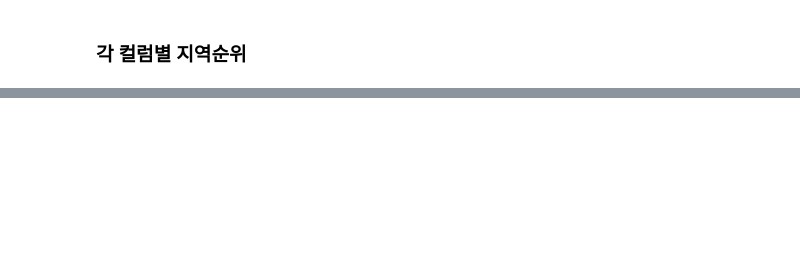
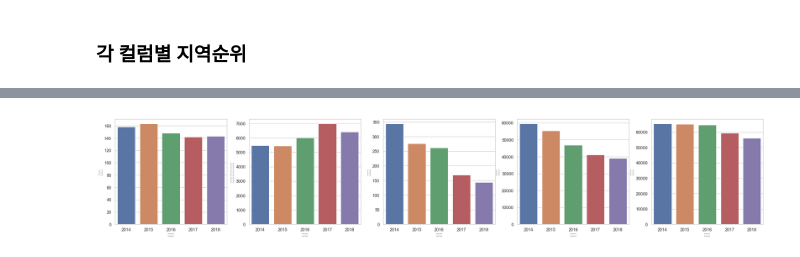
Before and after one commit to madfalc0n/Image-analysis-and-develope, a Jupyter notebook: project/main/1.Exploratory_Data_Analysis_1.ipynb, the cells around one changed output, grey strips where cells are left out. Saved outputs shown, nothing was run; the diff lists cells and outputs as text; code cells hidden in the pictures; blank space fills up the shorter version.

```diff
--- a/project/main/1.Exploratory_Data_Analysis_1.ipynb
+++ b/project/main/1.Exploratory_Data_Analysis_1.ipynb
@@ -215,0 +279,28 @@ display(seoul_crime_10man_df_2018[['지역','등록외국인']].sort_values(by=[
+# %%
+#5대 범죄
+fig = plt.figure(figsize=(30,5))
+
+sns.set(style="whitegrid")
+
+ax1 = fig.add_subplot(1, 5, 1)
+ax2 = fig.add_subplot(1, 5, 2)
+ax3 = fig.add_subplot(1, 5, 3)
+ax4 = fig.add_subplot(1, 5, 4)
+ax5 = fig.add_subplot(1, 5, 5)
+
+# sns.lineplot(x="fff" ,y="10만명당CCTV수" , data=ddf['10만명당범죄수'], palette="tab10", linewidth=2 ,ax=ax1)
+# sns.lineplot(data=ddf['10만명당CCTV수'], palette="tab10", linewidth=2,ax=ax2)
+# sns.lineplot(data=ddf['단란유흥'], palette="tab10", linewidth=2,ax=ax3)
+
+sns.barplot(x=ddf['년도'] , y=ddf['살인'] , ax=ax1)
+sns.barplot(x=ddf['년도'] , y=ddf['강간강제추행'] , ax=ax2)
+sns.barplot(x=ddf['년도'] , y=ddf['강도'] , ax=ax3)
+sns.barplot(x=ddf['년도'] , y=ddf['절도'] , ax=ax4)
+sns.barplot(x=ddf['년도'] , y=ddf['폭력'] , ax=ax5)
+
+
+
+plt.show()
+plt.close()
+# %% [output]
+[figure, added]
```
Also changed, not shown: parts of 11 cells of this notebook, 1 other file.
